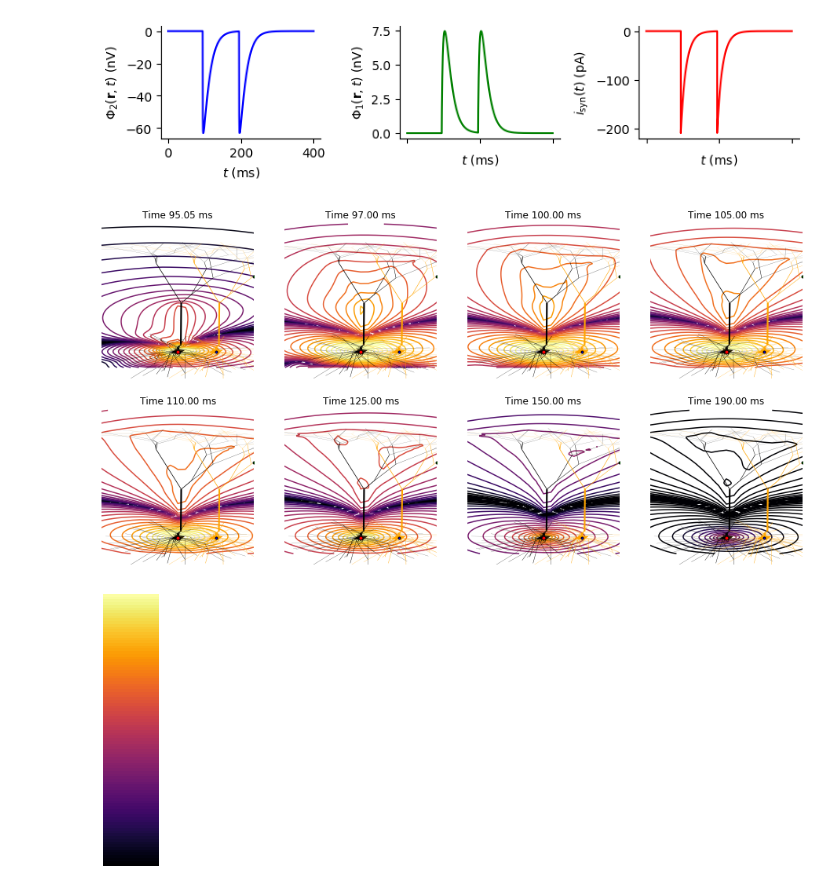
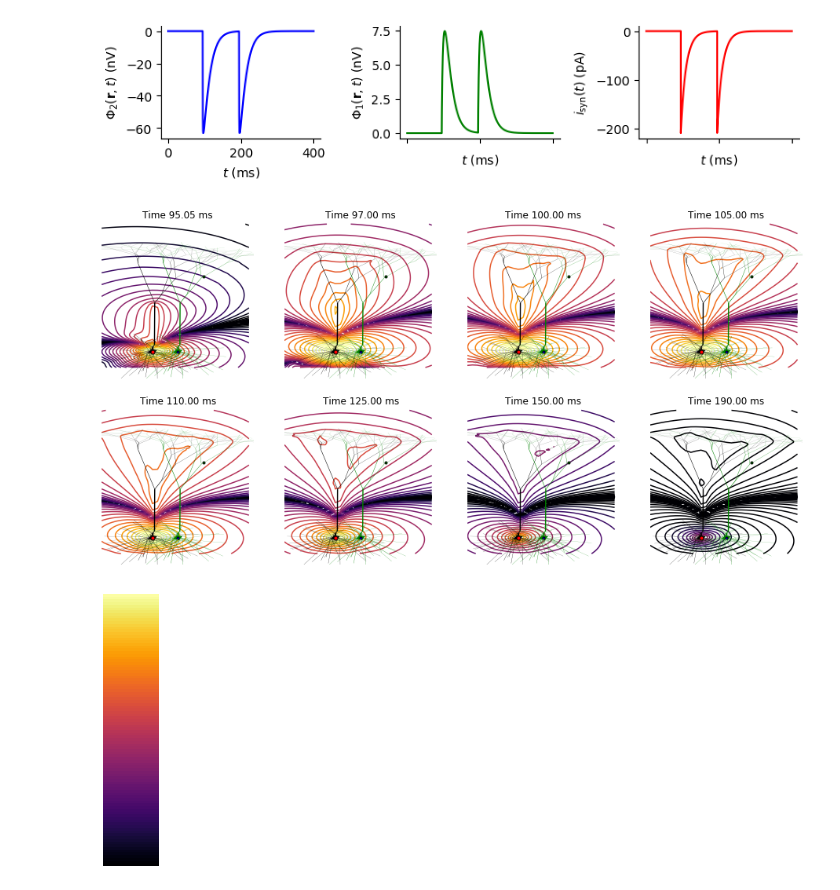
Before and after one commit to gabi-melo/lascon-project, a Jupyter notebook: try_our_own_pyramidal_cells_contour_time.ipynb, the cells around one changed output. Cells and saved outputs as stored; diff of their text form; code cells hidden in the pictures.

```diff
--- a/try_our_own_pyramidal_cells_contour_time.ipynb
+++ b/try_our_own_pyramidal_cells_contour_time.ipynb
@@ -86,7 +86,7 @@ electrodeParameters = {
 
 # create a grid of measurement locations, in (mum)
 #X, Z = np.mgrid[-300:300:20, -150:1200:10]  #Zoom
-X, Z = np.mgrid[-300:300:20, -150:1200:10]
+X, Z = np.mgrid[-150:350:20, -150:1200:10]
 Y = np.zeros(X.shape)
 
 # define electrode parameters
@@ -194,36 +194,36 @@ def ctime(t,ax=None,vmin=-7,vmax=-4):
     for x, z in generator_cell.get_idx_polygons():
         zips.append(list(zip(x, z)))
     polycol = PolyCollection(zips,
                              edgecolors='none',
                              facecolors='k')
     ax.add_collection(polycol)
 
     # plot morphology of receptor_cell
     shift = 100          # shift of receptor_cell in x dimension
     zips = []
     for x, z in generator_cell.get_idx_polygons():
         zips.append(list(zip(x+shift, z)))
     polycol = PolyCollection(zips,
                              edgecolors='none',
-                             facecolors= 'orange')
+                             facecolors= 'green')
     ax.add_collection(polycol)
 
 
     #ax.set_ylim(-2500,2500)
     #ax.set_xlim(-2000,2000)
 
     ax.set_ylim(-250,1200) #ZOOM
-    ax.set_xlim(-200,200)
+    ax.set_xlim(-150,350)
     ax.axis('off')
 
 fig,axes = plt.subplots(2,4,figsize=(16,8))
 times = [int(95.05/(2**-6)),int(97/(2**-6)),int(100/(2**-6)),int(105/(2**-6)),int(110/(2**-6)),int(125/(2**-6)),
          int(150/(2**-6)),int(190/(2**-6))]
 for t,ax in zip(times,axes.ravel()):
     ctime(t,ax=ax)
     ax.set_title('Time %.2f ms'%(t*2**-6))
 # %% [output]
-[figure, old version]
+[figure, new version]
 # %%
 plt.figure(figsize=(1,5))
 plt.imshow(np.linspace(-7,-4,100).reshape(-1,1),vmin=-7,vmax=-4,cmap='inferno', aspect='auto',origin='uper')
```
Also changed, not shown: parts of 1 cell of this notebook, 2 other files.
